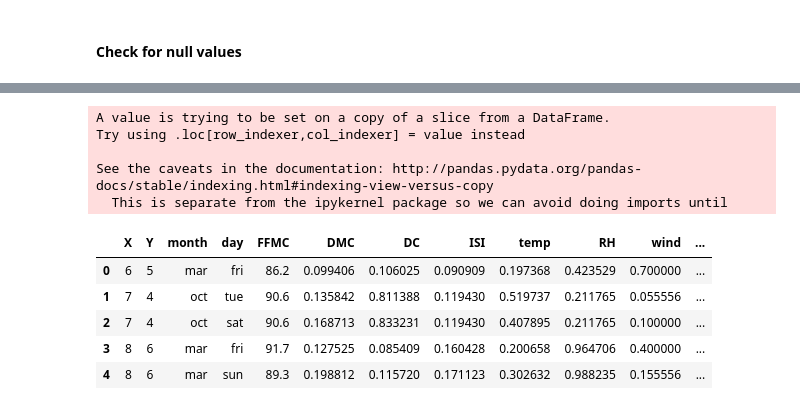
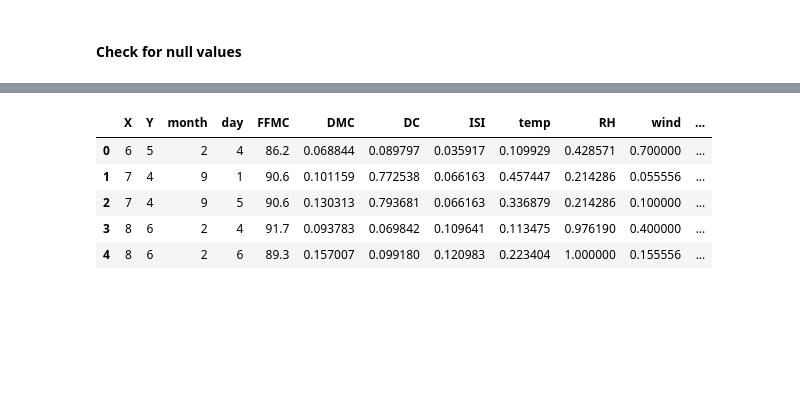
Before and after one commit to kaushal-py/data-mining, a Jupyter notebook: Data Preprocessing/forest_visualization_a.ipynb, the cells around one changed output, grey strips where cells are left out. Saved outputs shown, nothing was run; the diff lists cells and outputs as text; code cells hidden in the pictures; blank space fills up the shorter version.

```diff
--- a/Data Preprocessing/forest_visualization_a.ipynb
+++ b/Data Preprocessing/forest_visualization_a.ipynb
@@ -117,0 +69,8 @@ sns.distplot(df2['DMC'].tolist());
+# %%
+cats = [['jan', 'feb', 'mar', 'apr', 'may', 'jun', 'jul', 'aug', 'sep', 'oct', 'nov', 'dec'],
+       ['mon', 'tue', 'wed', 'thu', 'fri', 'sat', 'sun']]
+
+for i, column in enumerate(cat_columns):
+    df[column] = [cats[i].index(col) for col in df[column]]
+    df[column] = df[column].astype('category')
+df.head()
@@ -118,3 +84,17 @@ sns.distplot(df2['DMC'].tolist());
+# %%
+def remove_outliers(df, selected_cols):
+    df2 = df.copy()
+    min_quartile = df2.quantile(0.25)
+    max_quartile = df2.quantile(0.75)
+    iqr = max_quartile - min_quartile
+    max_values = max_quartile + 1.5 * iqr
+    min_values = min_quartile - 1.5 * iqr
+    df2[selected_cols] = df2[selected_cols][df2[selected_cols] <= max_values]
+    df2[selected_cols] = df2[selected_cols][df2[selected_cols] >= min_values]
+    df2 = df2.dropna()
+    return df2
+# %%
+df2 = remove_outliers(df, ['FFMC', 'DMC', 'RH'])
 # %%
 df2.describe()
 # %% [output]
@@ -130,21 +110,20 @@ df2.describe()
 # %%
 def normalize(df, col):
     maxVal, minVal = df[col].max(), df[col].min()
+    den = maxVal - minVal
+    if den == 0:
+        return 0
     return (df[col] - minVal) / (maxVal - minVal)
 # %%
 cols = ["DMC", "DC", "ISI", "temp", "RH", "wind", "area", "rain", "area"]
+df3 = df2.copy()
 for col in cols:
-    df2[col] = normalize(df3, col)
+    df3[col] = normalize(df3, col)
 df3.head()
 # %% [output]
-A value is trying to be set on a copy of a slice from a DataFrame.
-Try using .loc[row_indexer,col_indexer] = value instead
-
-See the caveats in the documentation: http://pandas.pydata.org/pandas-docs/stable/indexing.html#indexing-view-versus-copy
-  This is separate from the ipykernel package so we can avoid doing imports until
 |  | X | Y | month | day | FFMC | DMC | DC | ISI | temp | RH | wind | ... |
-| 0 | 6 | 5 | mar | fri | 86.2 | 0.099406 | 0.106025 | 0.090909 | 0.197368 | 0.423529 | 0.700000 | ... |
-| 1 | 7 | 4 | oct | tue | 90.6 | 0.135842 | 0.811388 | 0.119430 | 0.519737 | 0.211765 | 0.055556 | ... |
-| 2 | 7 | 4 | oct | sat | 90.6 | 0.168713 | 0.833231 | 0.119430 | 0.407895 | 0.211765 | 0.100000 | ... |
-| 3 | 8 | 6 | mar | fri | 91.7 | 0.127525 | 0.085409 | 0.160428 | 0.200658 | 0.964706 | 0.400000 | ... |
-| 4 | 8 | 6 | mar | sun | 89.3 | 0.198812 | 0.115720 | 0.171123 | 0.302632 | 0.988235 | 0.155556 | ... |
+| 0 | 6 | 5 | 2 | 4 | 86.2 | 0.068844 | 0.089797 | 0.035917 | 0.109929 | 0.428571 | 0.700000 | ... |
+| 1 | 7 | 4 | 9 | 1 | 90.6 | 0.101159 | 0.772538 | 0.066163 | 0.457447 | 0.214286 | 0.055556 | ... |
+| 2 | 7 | 4 | 9 | 5 | 90.6 | 0.130313 | 0.793681 | 0.066163 | 0.336879 | 0.214286 | 0.100000 | ... |
+| 3 | 8 | 6 | 2 | 4 | 91.7 | 0.093783 | 0.069842 | 0.109641 | 0.113475 | 0.976190 | 0.400000 | ... |
+| 4 | 8 | 6 | 2 | 6 | 89.3 | 0.157007 | 0.099180 | 0.120983 | 0.223404 | 1.000000 | 0.155556 | ... |
```
Also changed, not shown: parts of 20 cells of this notebook.
